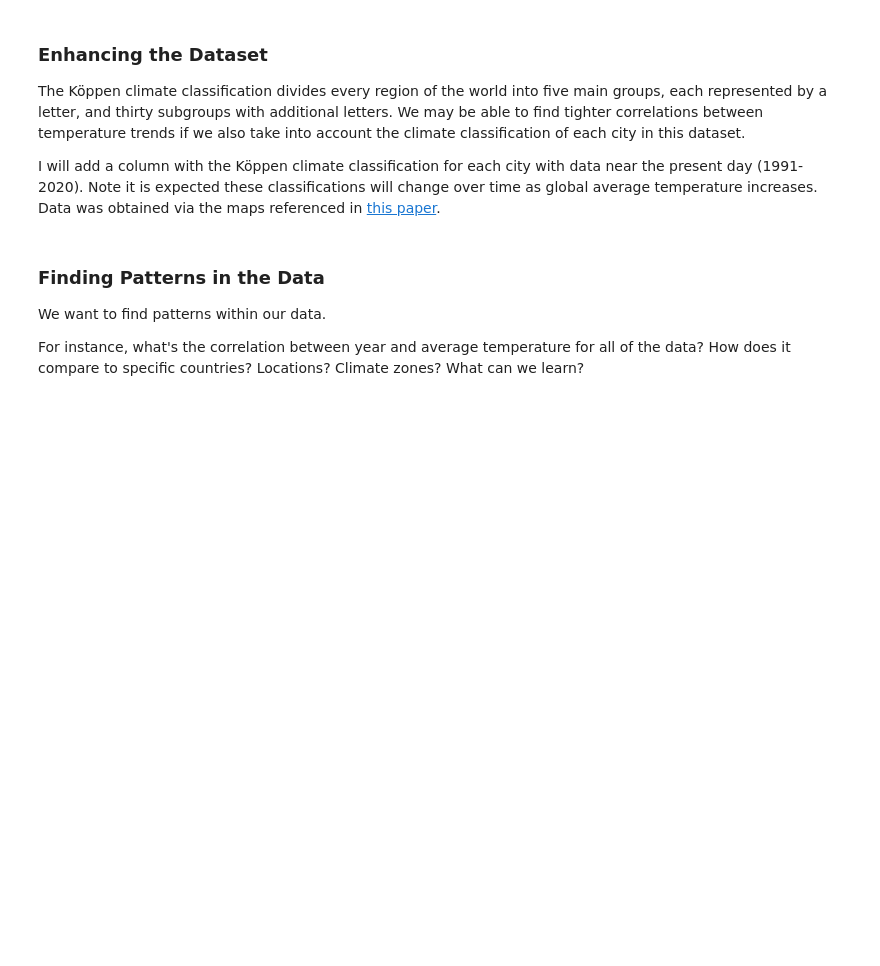
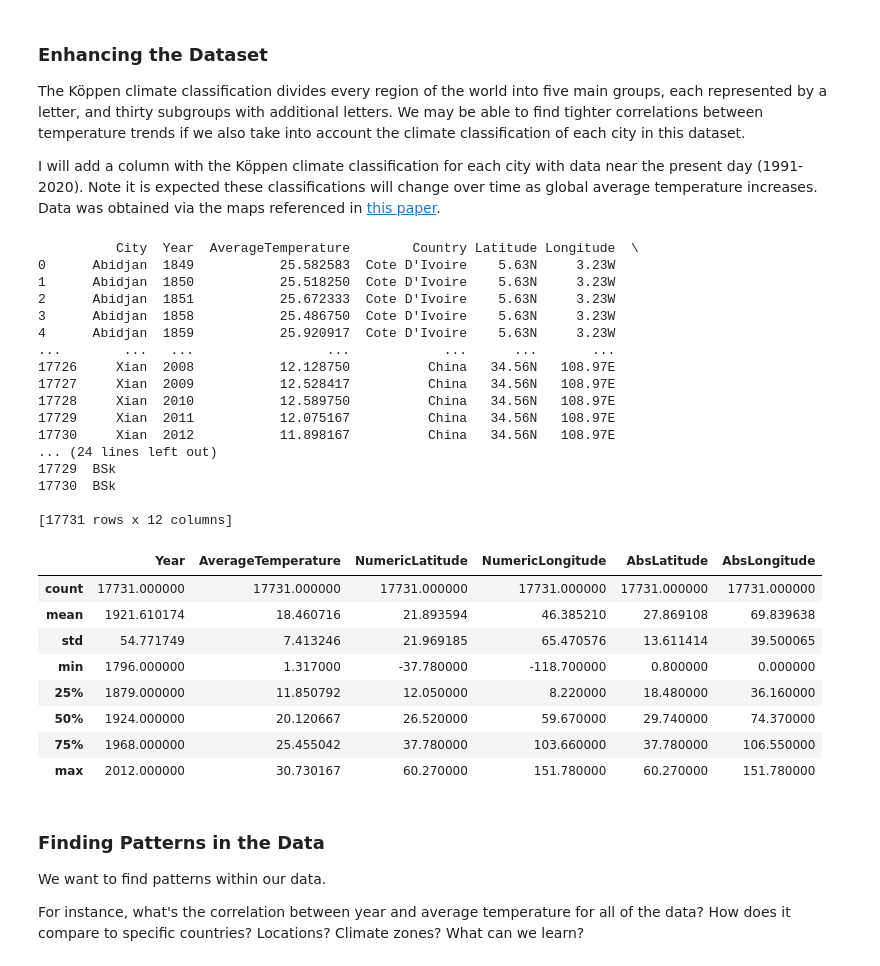
Before and after one commit to jacobRidenour/Temperature-Patterns, a Jupyter notebook: Analysis.ipynb, the cells around one changed output. Drawn from its saved outputs; the diff is of its cells as text; code cells hidden in the pictures; blank space fills up the shorter version.

```diff
--- a/Analysis.ipynb
+++ b/Analysis.ipynb
@@ -50,6 +50,9 @@ import missingno as msno
 import seaborn as sns
 import pycountry_convert as pc
 from kgcPy import lookupCZ
+# %%
+pd.set_option('display.max_rows', 12)
+pd.set_option('display.max_columns', 12)
 # %% [markdown]
 ## Data preprocessing & Exploratory Data Analysis (EDA)
 
@@ -476,6 +534,37 @@ kcc_mapping = unique_locations.set_index('City')['kcc'].to_dict()
 
 # Apply the mapping to the main DataFrame to fill in KCC for all rows quickly
 df_no_missing_updated['kcc'] = df_no_missing_updated['City'].map(kcc_mapping)
+# %%
+print(df_no_missing_updated)
+
+df_no_missing_updated.describe()
+# %% [output]
+          City  Year  AverageTemperature        Country Latitude Longitude  \
+0      Abidjan  1849           25.582583  Cote D'Ivoire    5.63N     3.23W
+1      Abidjan  1850           25.518250  Cote D'Ivoire    5.63N     3.23W
+2      Abidjan  1851           25.672333  Cote D'Ivoire    5.63N     3.23W
+3      Abidjan  1858           25.486750  Cote D'Ivoire    5.63N     3.23W
+4      Abidjan  1859           25.920917  Cote D'Ivoire    5.63N     3.23W
+...        ...   ...                 ...            ...      ...       ...
+17726     Xian  2008           12.128750          China   34.56N   108.97E
+17727     Xian  2009           12.528417          China   34.56N   108.97E
+17728     Xian  2010           12.589750          China   34.56N   108.97E
+17729     Xian  2011           12.075167          China   34.56N   108.97E
+17730     Xian  2012           11.898167          China   34.56N   108.97E
+... (24 lines left out)
+17729  BSk
+17730  BSk
+
+[17731 rows x 12 columns]
+|  | Year | AverageTemperature | NumericLatitude | NumericLongitude | AbsLatitude | AbsLongitude |
+| count | 17731.000000 | 17731.000000 | 17731.000000 | 17731.000000 | 17731.000000 | 17731.000000 |
+| mean | 1921.610174 | 18.460716 | 21.893594 | 46.385210 | 27.869108 | 69.839638 |
+| std | 54.771749 | 7.413246 | 21.969185 | 65.470576 | 13.611414 | 39.500065 |
+| min | 1796.000000 | 1.317000 | -37.780000 | -118.700000 | 0.800000 | 0.000000 |
+| 25% | 1879.000000 | 11.850792 | 12.050000 | 8.220000 | 18.480000 | 36.160000 |
+| 50% | 1924.000000 | 20.120667 | 26.520000 | 59.670000 | 29.740000 | 74.370000 |
+| 75% | 1968.000000 | 25.455042 | 37.780000 | 103.660000 | 37.780000 | 106.550000 |
+| max | 2012.000000 | 30.730167 | 60.270000 | 151.780000 | 60.270000 | 151.780000 |
 # %% [markdown]
 ### Finding Patterns in the Data
 
```
Also changed, not shown: parts of 23 cells of this notebook.
